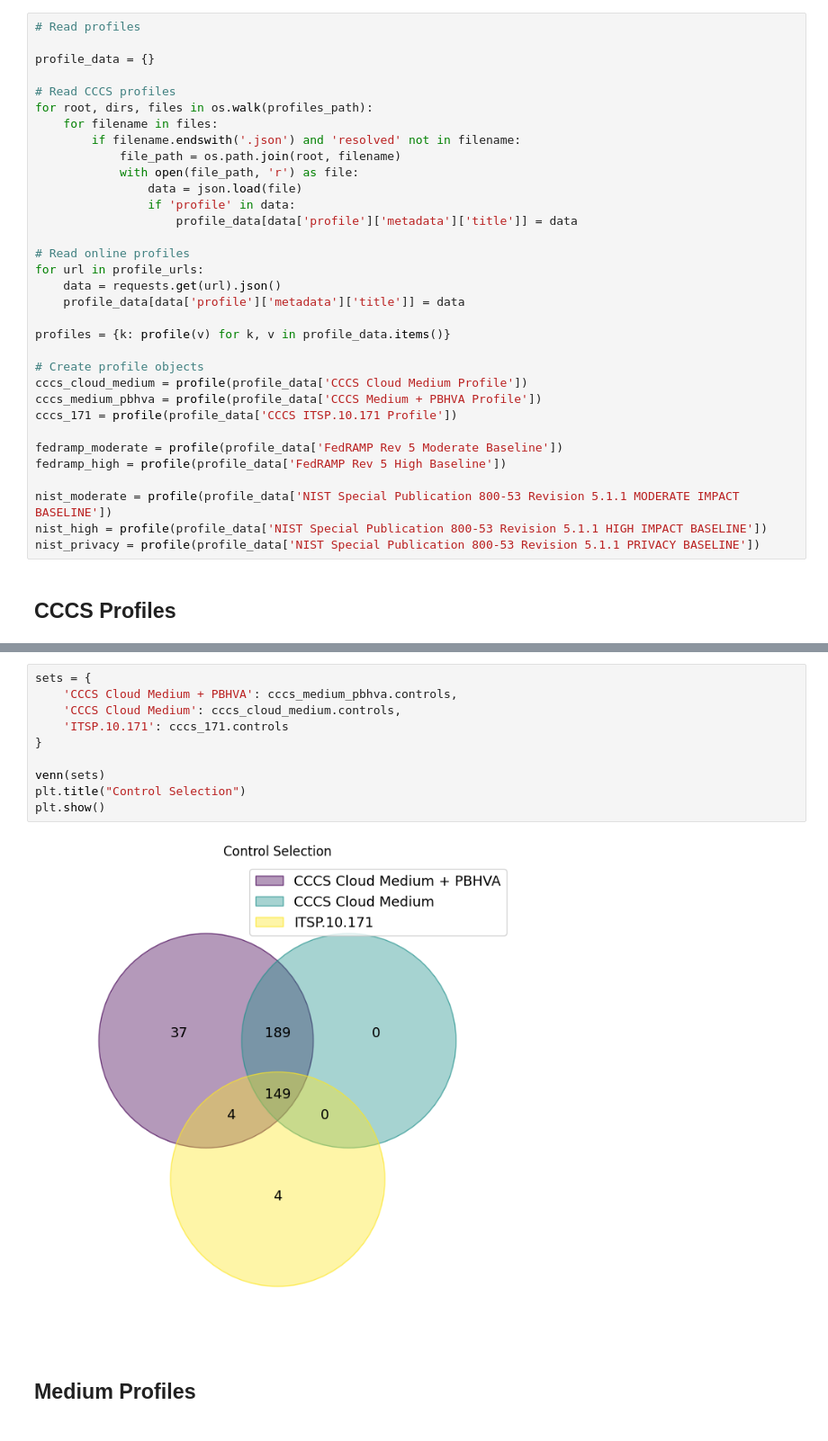
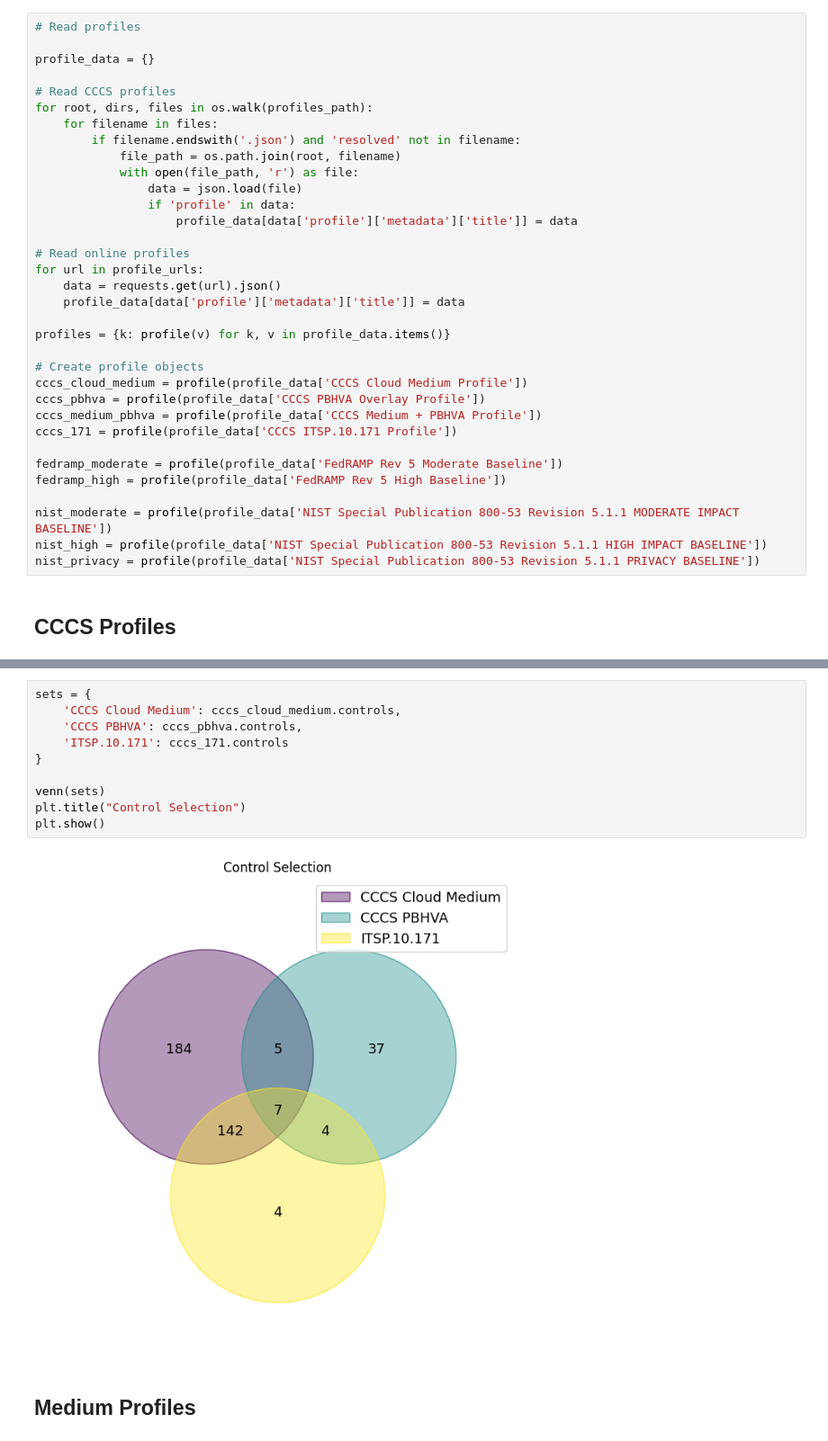
Before and after one commit to aws-samples/cccs-oscal-samples, a Jupyter notebook: notebooks/compare-profiles.ipynb, the cells around one changed output, grey strips where cells are left out. Shown at 90% size. Saved outputs shown, nothing was run; the diff lists cells and outputs as text.

Commit message:
Update profile comparison notebook

```diff
--- a/notebooks/compare-profiles.ipynb
+++ b/notebooks/compare-profiles.ipynb
@@ -57,6 +57,7 @@ profiles = {k: profile(v) for k, v in profile_data.items()}
 
 # Create profile objects
 cccs_cloud_medium = profile(profile_data['CCCS Cloud Medium Profile'])
+cccs_pbhva = profile(profile_data['CCCS PBHVA Overlay Profile'])
 cccs_medium_pbhva = profile(profile_data['CCCS Medium + PBHVA Profile'])
 cccs_171 = profile(profile_data['CCCS ITSP.10.171 Profile'])
 
@@ -92,16 +93,16 @@ plt.show()
 [figure]
 # %%
 sets = {
-    'CCCS Cloud Medium + PBHVA': cccs_medium_pbhva.controls,
     'CCCS Cloud Medium': cccs_cloud_medium.controls,
+    'CCCS PBHVA': cccs_pbhva.controls,
     'ITSP.10.171': cccs_171.controls
 }
 
 venn(sets)
 plt.title("Control Selection")
 plt.show()
 # %% [output]
-[figure, old version]
+[figure, new version]
 # %% [markdown]
 ## Medium Profiles
 # %%
```
